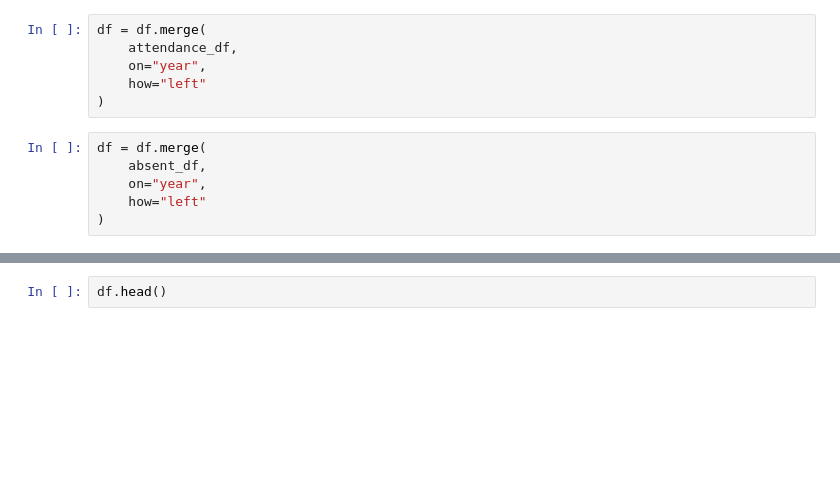
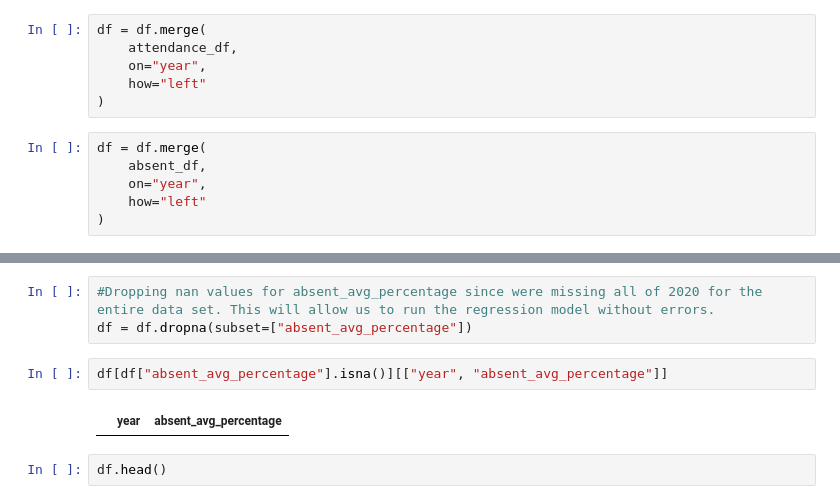
Before and after one commit to MassSarcasm/Highschool-Attendance-Post-Covid-19-Analysis, a Jupyter notebook: Project_Attendance.ipynb, the cells around one changed output, grey strips where cells are left out. Saved outputs shown, nothing was run; the diff lists cells and outputs as text; blank space fills up the shorter version.

```diff
--- a/Project_Attendance.ipynb
+++ b/Project_Attendance.ipynb
@@ -165,3 +173,10 @@ df = df.merge(
+# %%
+#Dropping nan values for absent_avg_percentage since were missing all of 2020 for the entire data set. This will allow us to run the regression model without errors.
+df = df.dropna(subset=["absent_avg_percentage"])
+# %%
+df[df["absent_avg_percentage"].isna()][["year", "absent_avg_percentage"]]
+# %% [output]
+|  | year | absent_avg_percentage |
 # %%
 df.head()
 # %% [output]
```
Also changed, not shown: parts of 6 cells of this notebook, 2 other files.
